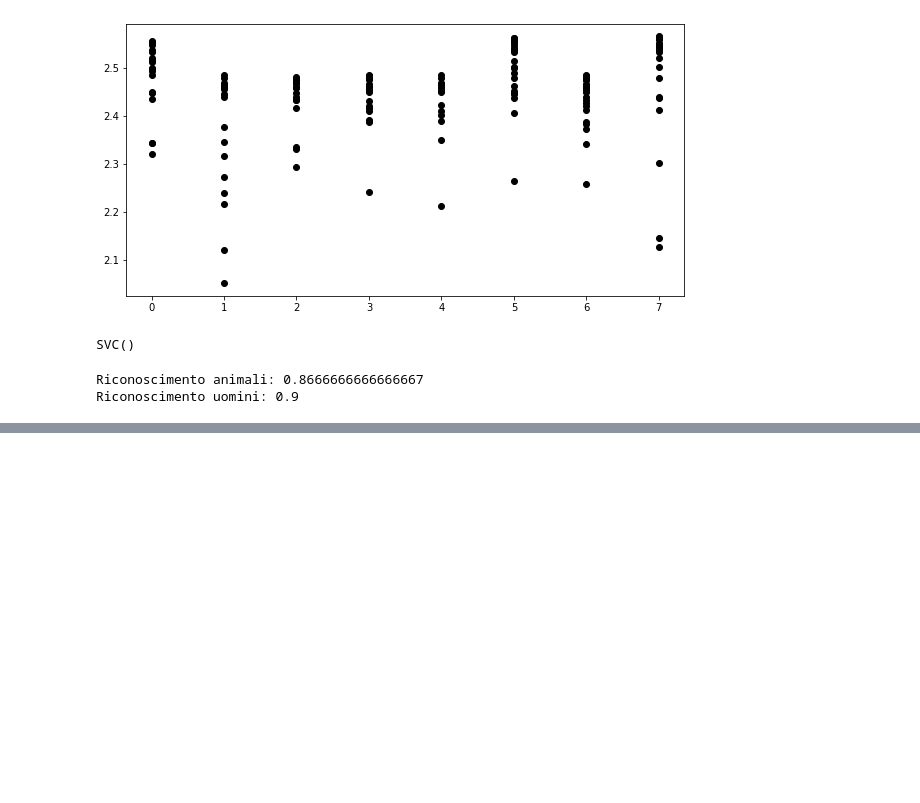
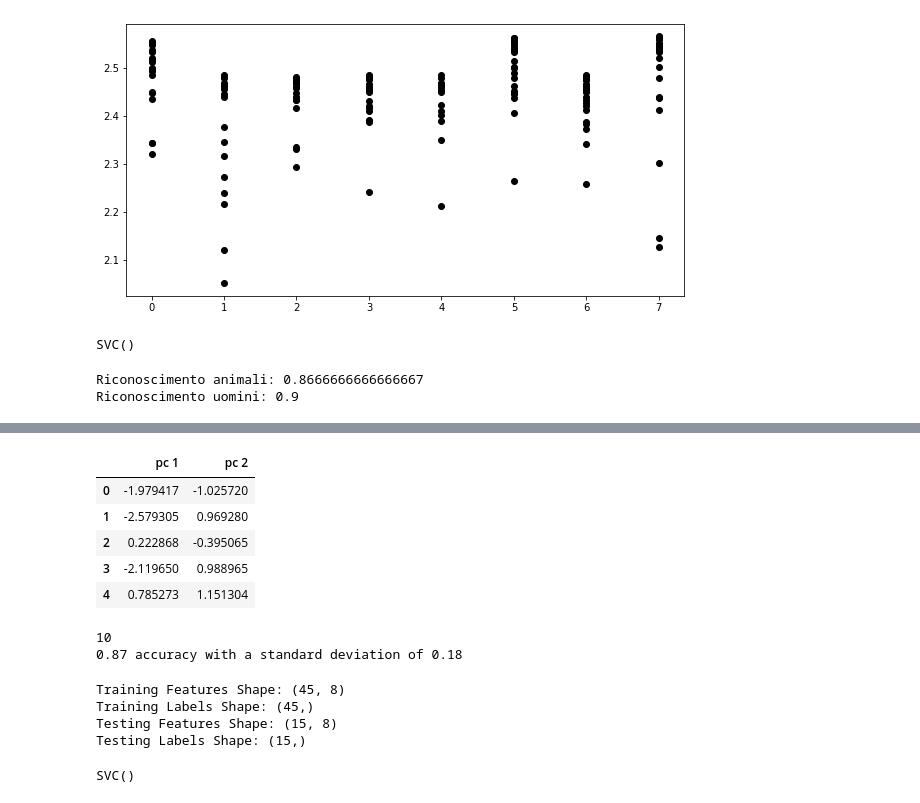
Before and after one commit to Diego41ITA/EEG-analysis, a Jupyter notebook: Read ERP_interval.ipynb, the cells around one changed output, grey strips where cells are left out. Cells and saved outputs as stored; diff of their text form; code cells hidden in the pictures; blank space fills up the shorter version.

Commit message:
Cross validation

```diff
--- a/Read ERP_interval.ipynb
+++ b/Read ERP_interval.ipynb
@@ -214,0 +208,35 @@ sns.scatterplot(data=df, x="s3 [100-150]", y="Type")
+# %%
+label= np.array(df['Type'])
+features= df.drop('Type', axis = 1)
+# %%
+#applico PCA
+from sklearn.preprocessing import StandardScaler
+df=StandardScaler().fit_transform(features)
+
+
+from sklearn.decomposition import PCA
+pca = PCA(n_components=2)
+principalComponents = pca.fit_transform(df)
+principalDf = pd.DataFrame(data = principalComponents, columns = ['pc 1','pc 2'])
+
+
+principalDf.head()
+# %% [output]
+|  | pc 1 | pc 2 |
+| 0 | -1.979417 | -1.025720 |
+| 1 | -2.579305 | 0.969280 |
+| 2 | 0.222868 | -0.395065 |
+| 3 | -2.119650 | 0.988965 |
+| 4 | 0.785273 | 1.151304 |
+# %%
+from sklearn import svm
+#cross validation scores
+from sklearn.model_selection import cross_val_score
+clf = svm.SVC(kernel='linear', C=1, random_state=42)
+scores = cross_val_score(clf, features, label, cv=10)
+
+print(len(scores))
+print("%0.2f accuracy with a standard deviation of %0.2f" % (scores.mean(),scores.std()))
+# %% [output]
+10
+0.87 accuracy with a standard deviation of 0.18
@@ -214,0 +248,18 @@ sns.scatterplot(data=df, x="s3 [100-150]", y="Type")
+# %%
+print('Training Features Shape:', train_features.shape)
+print('Training Labels Shape:', train_labels.shape)
+print('Testing Features Shape:', test_features.shape)
+print('Testing Labels Shape:', test_labels.shape)
+# %% [output]
+Training Features Shape: (45, 8)
+Training Labels Shape: (45,)
+Testing Features Shape: (15, 8)
+Testing Labels Shape: (15,)
+# %%
+from sklearn import svm
+X = train_features
+y = train_labels
+clf = svm.SVC()
+clf.fit(X, y)
+# %% [output]
+SVC()
```
Also changed, not shown: parts of 10 cells of this notebook.
